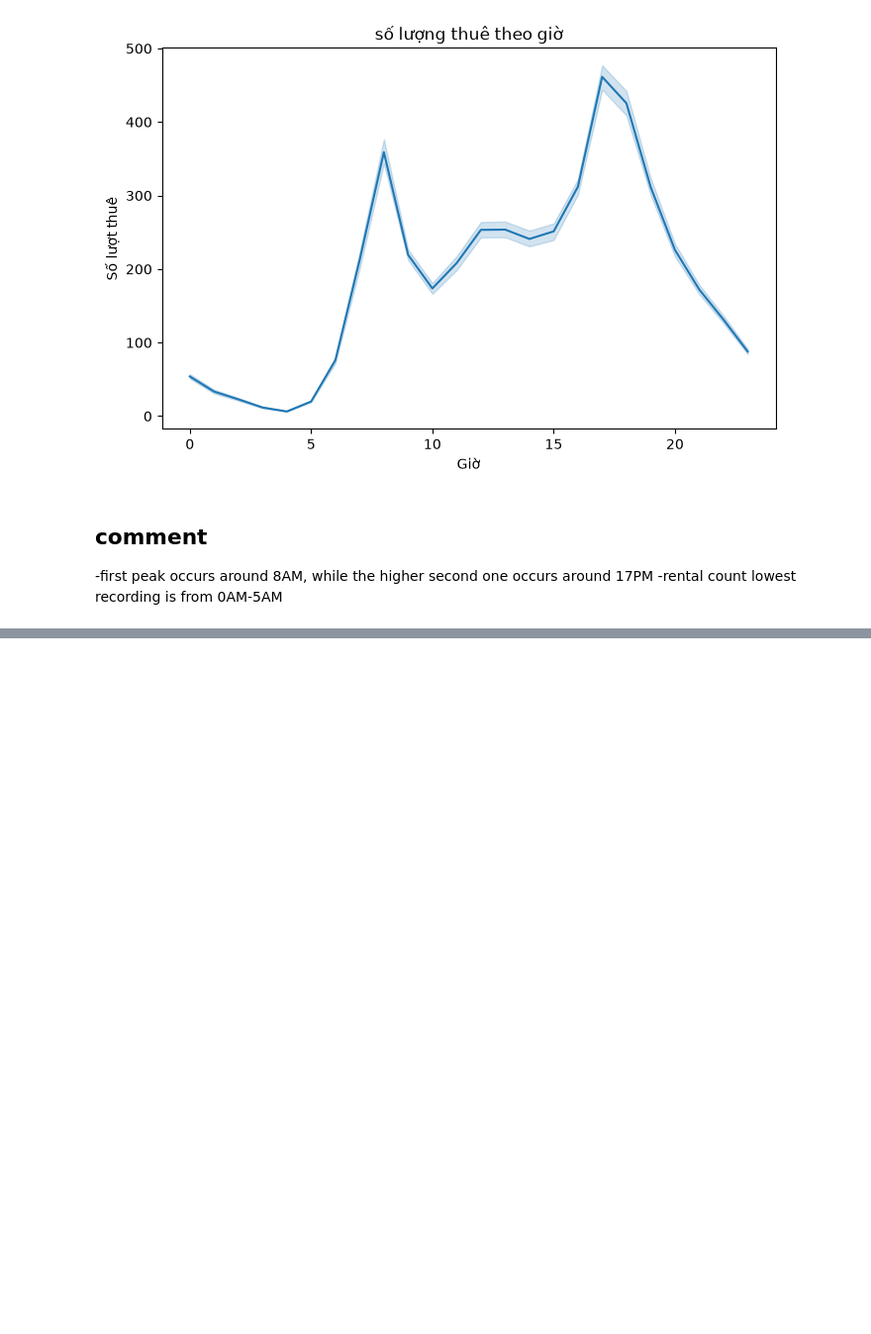
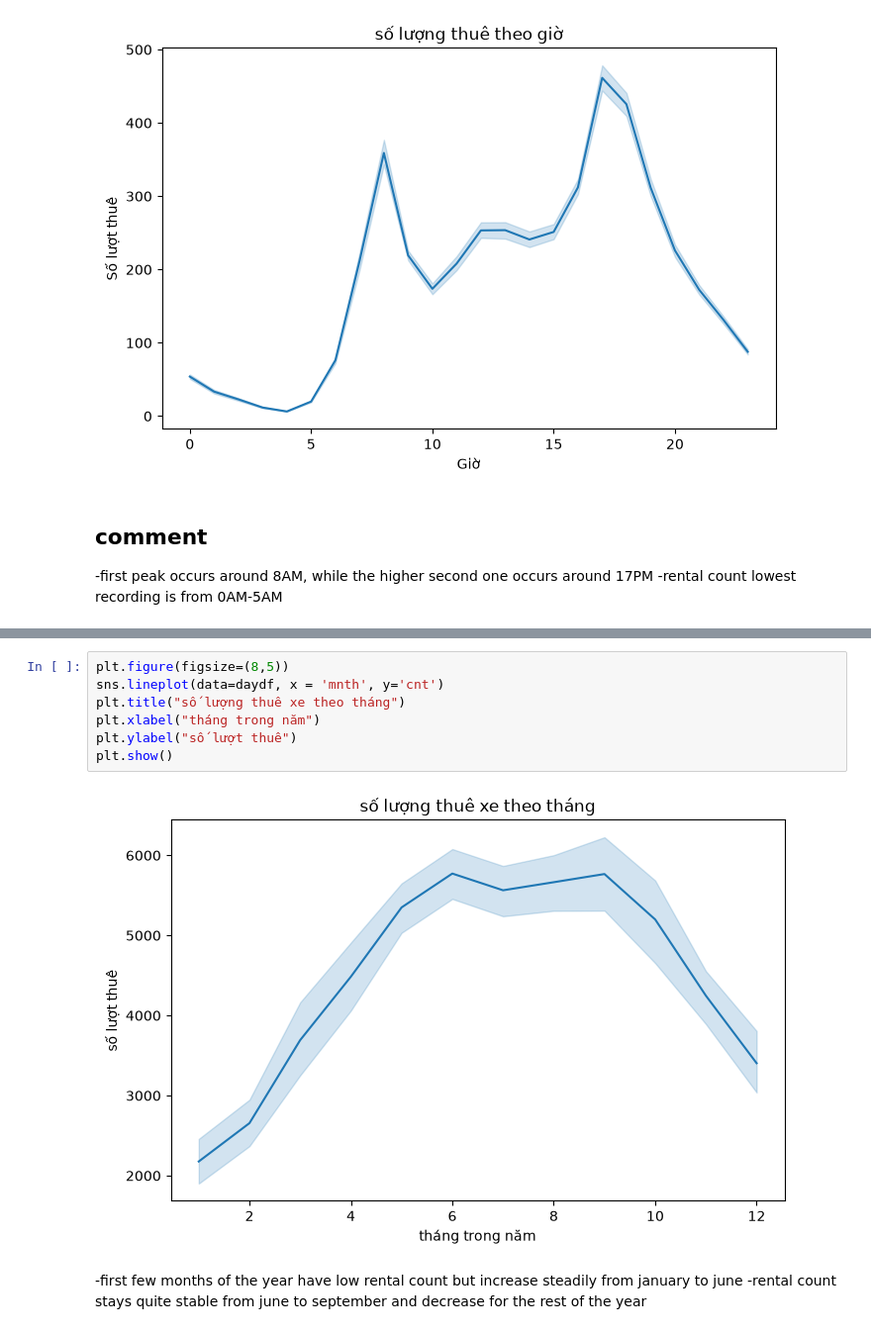
Before and after one commit to putindao/bike_sharing_forecast, a Jupyter notebook: notebook/EDA.ipynb, the cells around one changed output, grey strips where cells are left out. Shown at 99% size. Cells and saved outputs as stored; diff of their text form; blank space fills up the shorter version.

```diff
--- a/notebook/EDA.ipynb
+++ b/notebook/EDA.ipynb
@@ -180,0 +187,12 @@ plt.show()
+# %%
+plt.figure(figsize=(8,5))
+sns.lineplot(data=daydf, x = 'mnth', y='cnt')
+plt.title("số lượng thuê xe theo tháng")
+plt.xlabel("tháng trong năm")
+plt.ylabel("số lượt thuê")
+plt.show()
+# %% [output]
+[figure, added]
+# %% [markdown]
+-first few months of the year have low rental count but increase steadily from january to june
+-rental count stays quite stable from june to september and decrease for the rest of the year
```
Also changed, not shown: parts of 5 cells of this notebook.
